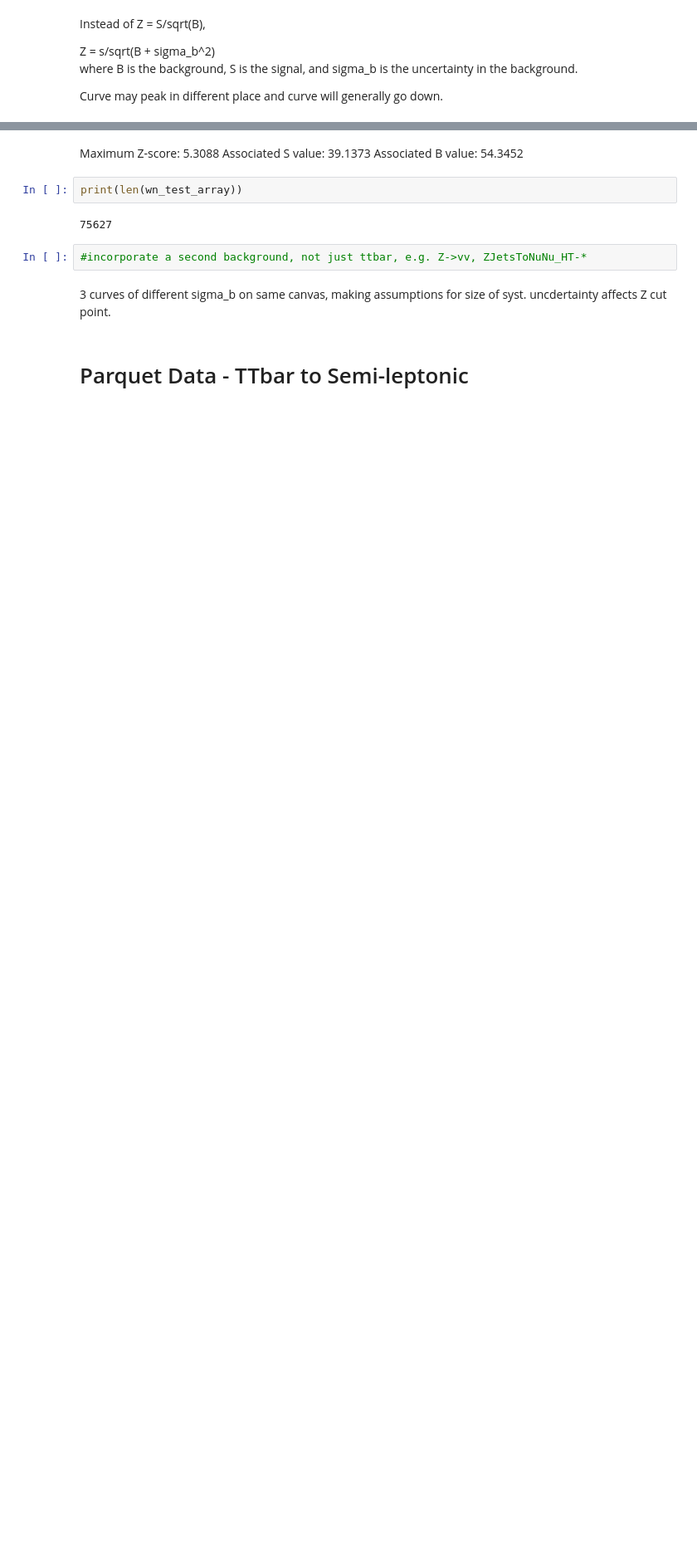
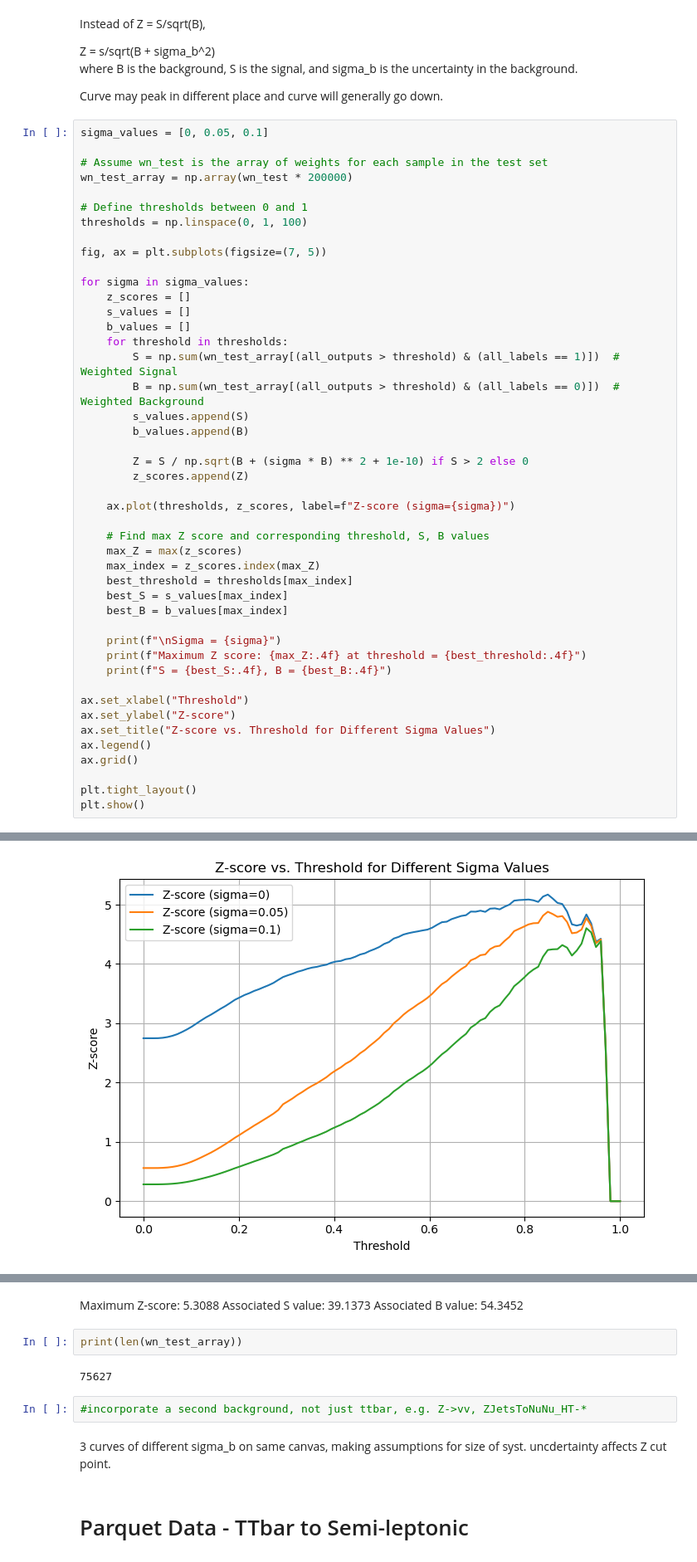
Before and after one commit to rabmc24/msci_project, a Jupyter notebook: MLP_pytorch.ipynb, the cells around one changed output, grey strips where cells are left out. Shown at 83% size. Cells and saved outputs as stored; diff of their text form; blank space fills up the shorter version.

Commit message:
MLP Plot update

```diff
--- a/MLP_pytorch.ipynb
+++ b/MLP_pytorch.ipynb
@@ -455,3 +455,49 @@ Z = s/sqrt(B + sigma_b^2)
 where B is the background, S is the signal, and sigma_b is the uncertainty in the background.
 
 Curve may peak in different place and curve will generally go down.
+# %%
+sigma_values = [0, 0.05, 0.1]
+
+# Assume wn_test is the array of weights for each sample in the test set
+wn_test_array = np.array(wn_test * 200000)
+
+# Define thresholds between 0 and 1
+thresholds = np.linspace(0, 1, 100)
+
+fig, ax = plt.subplots(figsize=(7, 5))
+
+for sigma in sigma_values:
+    z_scores = []
+    s_values = []
+    b_values = []
+    for threshold in thresholds:
+        S = np.sum(wn_test_array[(all_outputs > threshold) & (all_labels == 1)])  # Weighted Signal
+        B = np.sum(wn_test_array[(all_outputs > threshold) & (all_labels == 0)])  # Weighted Background
+        s_values.append(S)
+        b_values.append(B)
+
+        Z = S / np.sqrt(B + (sigma * B) ** 2 + 1e-10) if S > 2 else 0
+        z_scores.append(Z)
+
+    ax.plot(thresholds, z_scores, label=f"Z-score (sigma={sigma})")
+
+    # Find max Z score and corresponding threshold, S, B values
+    max_Z = max(z_scores)
+    max_index = z_scores.index(max_Z)
+    best_threshold = thresholds[max_index]
+    best_S = s_values[max_index]
+    best_B = b_values[max_index]
+
+    print(f"\nSigma = {sigma}")
+    print(f"Maximum Z score: {max_Z:.4f} at threshold = {best_threshold:.4f}")
+    print(f"S = {best_S:.4f}, B = {best_B:.4f}")
+
+ax.set_xlabel("Threshold")
+ax.set_ylabel("Z-score")
+ax.set_title("Z-score vs. Threshold for Different Sigma Values")
+ax.legend()
+ax.grid()
+
+plt.tight_layout()
+plt.show()
+# %% [output]
@@ -458 +515,2 @@ Curve may peak in different place and curve will generally go down.
+[figure, added]
 # %%
```
Also changed, not shown: parts of 8 cells of this notebook, 4 other files.
